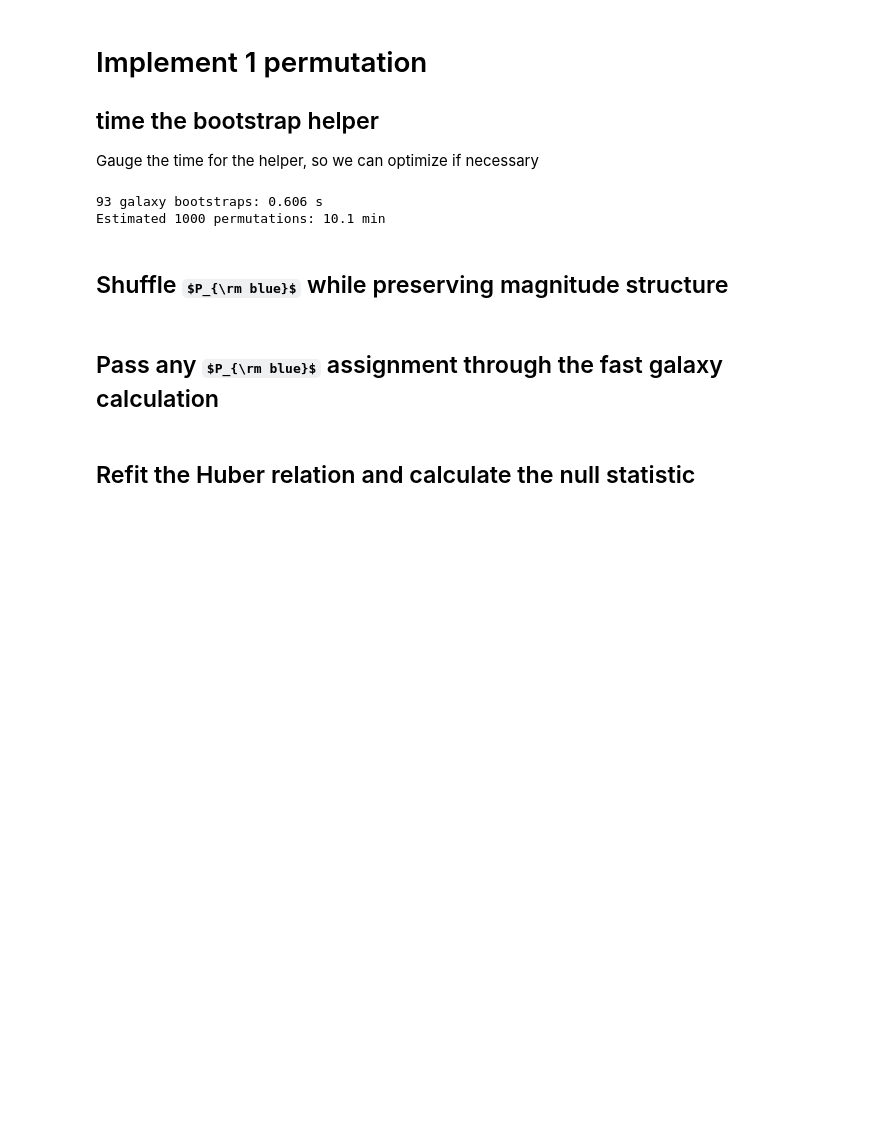
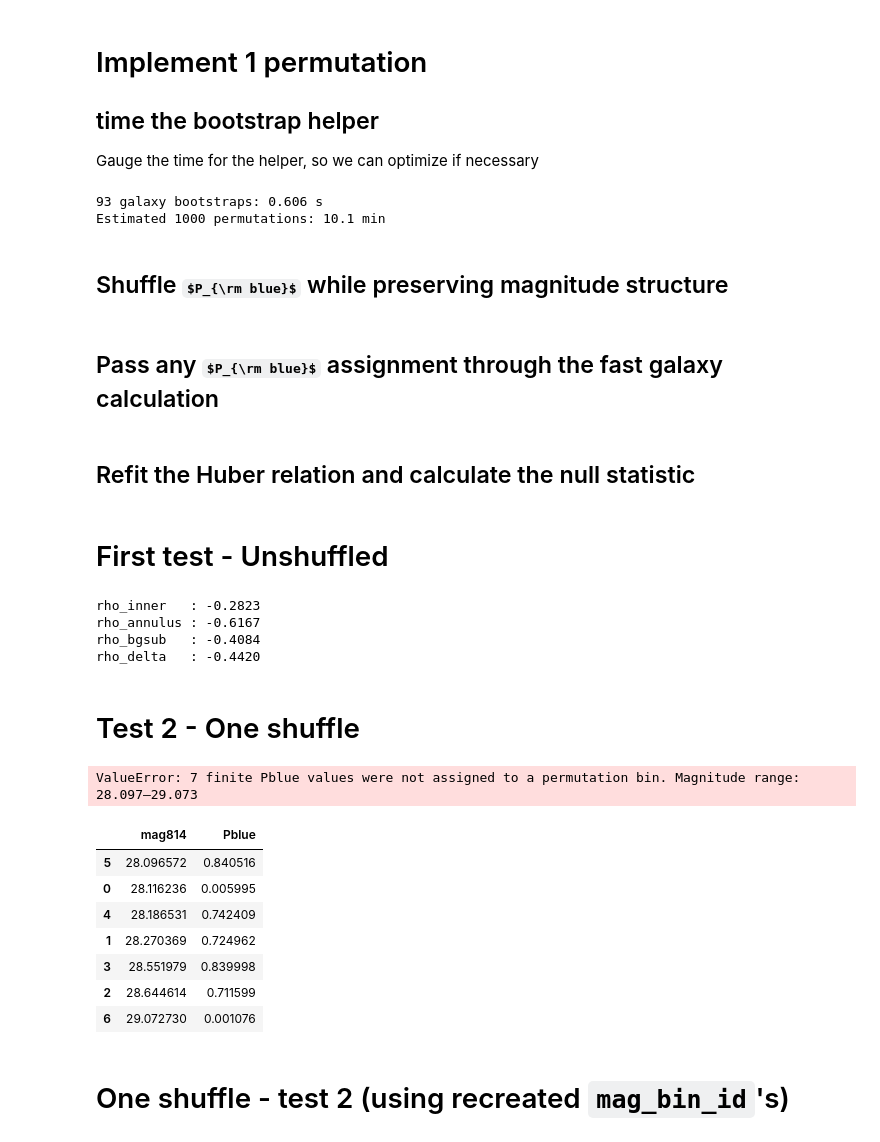
Before and after one commit to Pommers/Coma-GCS-colors, a Jupyter notebook: spatial_pblue_null_test.ipynb, the cells around one changed output. Cells and saved outputs as stored; diff of their text form; code cells hidden in the pictures; some formulas as TeX source; blank space fills up the shorter version.

```diff
--- a/spatial_pblue_null_test.ipynb
+++ b/spatial_pblue_null_test.ipynb
@@ -903,3 +1023,76 @@ def evaluate_pblue_assignment(
         "Pblue_mean_bgsub": p_bgsub,
         "Delta_Pblue_mean_bgsub": delta,
     }
+# %% [markdown]
+# First test - Unshuffled
+# %%
+test_orig = evaluate_pblue_assignment(
+    pblue_orig,
+    galaxy_cache,
+    science_ids,
+    fixed_metrics,
+    cols,
+    cfg,
+)
+
+for key in [
+    "rho_inner",
+    "rho_annulus",
+    "rho_bgsub",
+    "rho_delta",
+]:
+    print(f"{key:12s}: {test_orig[key]:+.4f}")
+# %% [output]
+rho_inner   : -0.2823
+rho_annulus : -0.6167
+rho_bgsub   : -0.4084
+rho_delta   : -0.4420
+# %% [markdown]
+# Test 2 - One shuffle
+# %%
+rng = np.random.default_rng(20260830)
+
+mag814 = perm_data[cols.gc_mag].to_numpy(dtype=float)
+
+pblue_perm = permute_pblue_within_mag_bins(
+    pblue_orig,
+    mag814,
+    rng,
+)
+
+test_perm = evaluate_pblue_assignment(
+    pblue_perm,
+    galaxy_cache,
+    science_ids,
+    fixed_metrics,
+    cols,
+    cfg,
+)
+
+print(f"N           = {test_perm['N']}")
+print(f"rho_perm    = {test_perm['rho']:+.4f}")
+print(f"p_perm      = {test_perm['p']:.3g}")
+# %% [output]
+ValueError: 7 finite Pblue values were not assigned to a permutation bin. Magnitude range: 28.097–29.073
+# %%
+faint = (
+    np.isfinite(pblue_orig)
+    & np.isfinite(mag814)
+    & (mag814 >= 28)
+)
+
+pd.DataFrame({
+    "mag814": mag814[faint],
+    "Pblue": pblue_orig[faint],
+}).sort_values("mag814")
+# %% [output]
+|  | mag814 | Pblue |
+| 5 | 28.096572 | 0.840516 |
+| 0 | 28.116236 | 0.005995 |
+| 4 | 28.186531 | 0.742409 |
+| 1 | 28.270369 | 0.724962 |
+| 3 | 28.551979 | 0.839998 |
+| 2 | 28.644614 | 0.711599 |
+| 6 | 29.072730 | 0.001076 |
+# %% [markdown]
+# One shuffle - test 2 (using recreated `mag_bin_id`'s)
```
Also changed, not shown: parts of 22 cells of this notebook, 2 other files.
